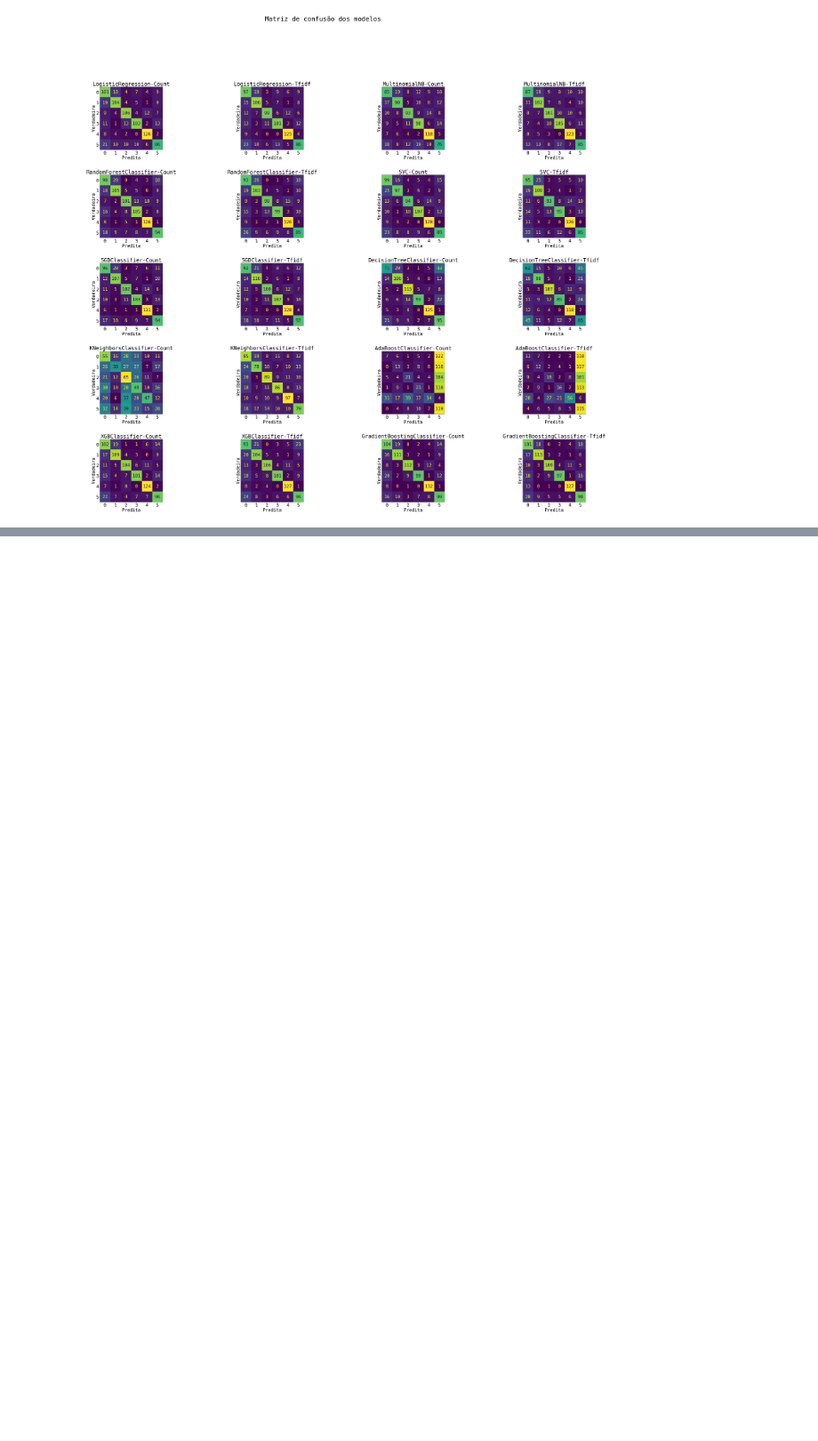
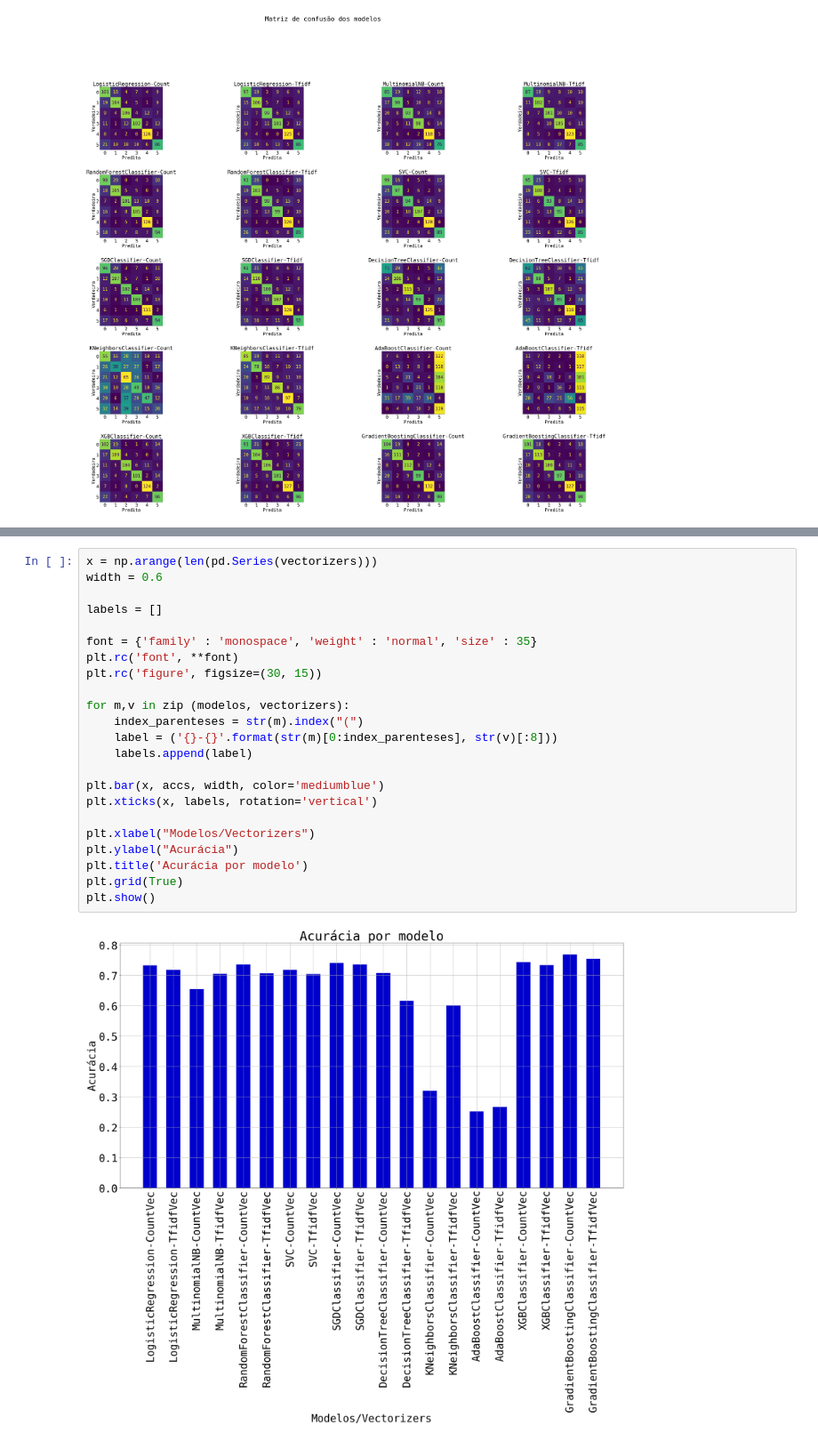
Before and after one commit to willsantospereira/tcc_nlp, a Jupyter notebook: notebook/Analise_Emocao.ipynb, the cells around one changed output, grey strips where cells are left out. Shown at 89% size. Cells and saved outputs as stored; diff of their text form; blank space fills up the shorter version.

```diff
--- a/notebook/Analise_Emocao.ipynb
+++ b/notebook/Analise_Emocao.ipynb
@@ -612,0 +614,25 @@ plt.show()
+# %%
+x = np.arange(len(pd.Series(vectorizers)))
+width = 0.6
+
+labels = []
+
+font = {'family' : 'monospace', 'weight' : 'normal', 'size' : 35}
+plt.rc('font', **font)
+plt.rc('figure', figsize=(30, 15))
+
+for m,v in zip (modelos, vectorizers):
+    index_parenteses = str(m).index("(")
+    label = ('{}-{}'.format(str(m)[0:index_parenteses], str(v)[:8]))
+    labels.append(label)
+
+plt.bar(x, accs, width, color='mediumblue')
+plt.xticks(x, labels, rotation='vertical')
+
+plt.xlabel("Modelos/Vectorizers")
+plt.ylabel("Acurácia")
+plt.title('Acurácia por modelo')
+plt.grid(True)
+plt.show()
+# %% [output]
+[figure, added]
```
Also changed, not shown: parts of 6 cells of this notebook.
